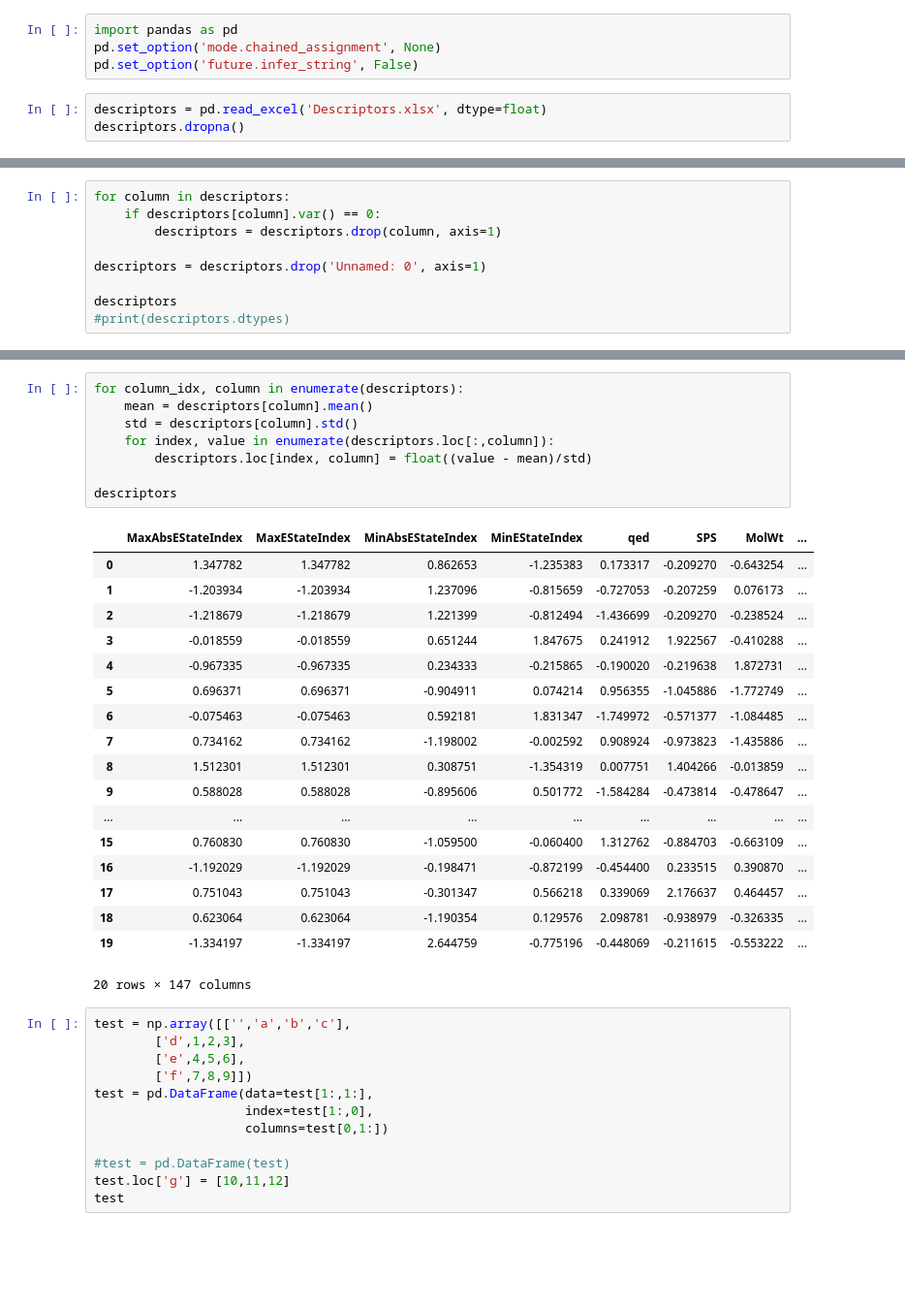
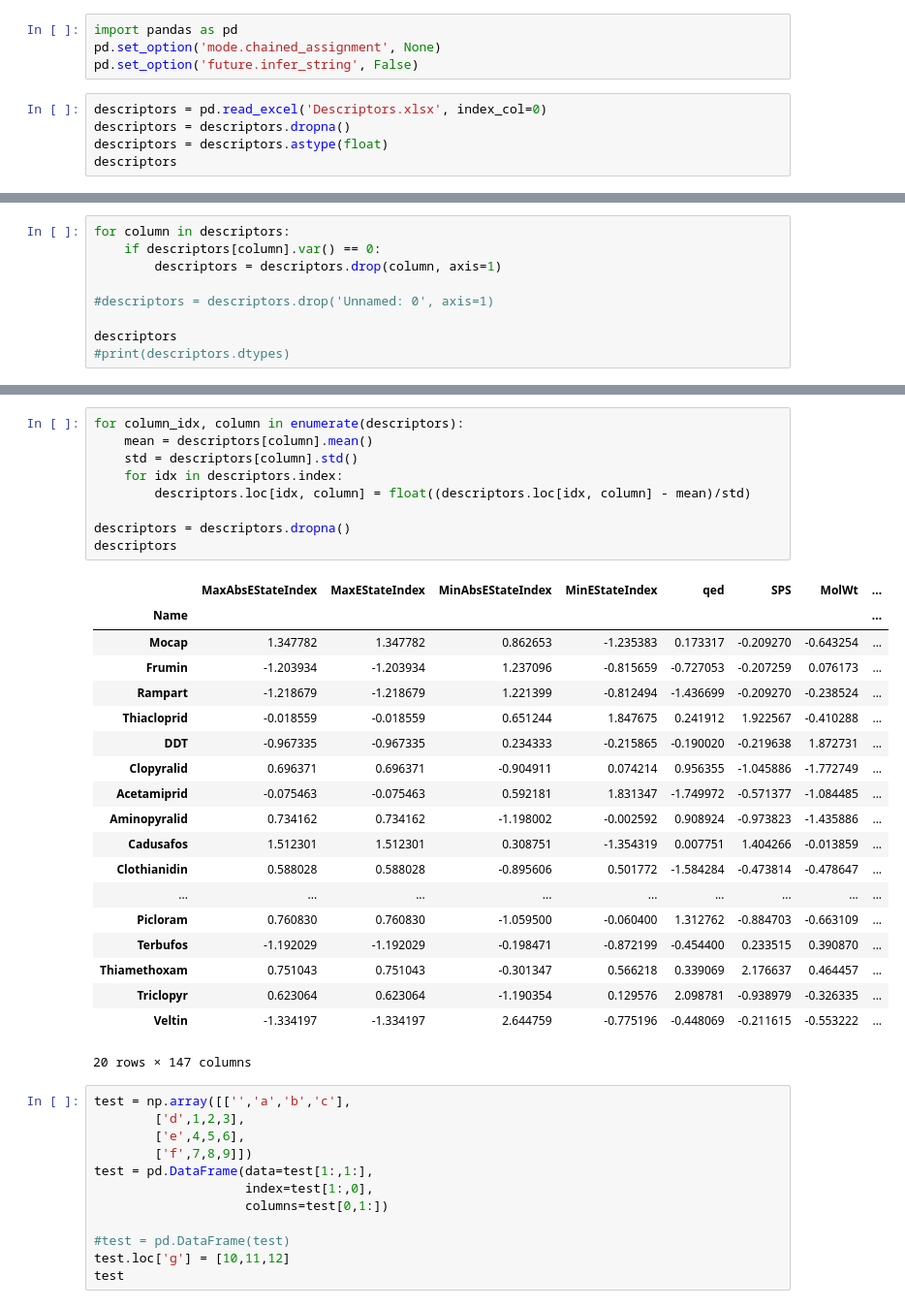
Before and after one commit to Kubabob/chemical-data-explorer, a Jupyter notebook: hca.ipynb, the cells around one changed output, grey strips where cells are left out. Shown: that part at 97% size. Saved outputs shown, nothing was run; the diff lists cells and outputs as text; blank space fills up the shorter version.

```diff
--- a/hca.ipynb
+++ b/hca.ipynb
@@ -55,6 +55,8 @@ import pandas as pd
 pd.set_option('mode.chained_assignment', None)
 pd.set_option('future.infer_string', False)
 # %%
-descriptors = pd.read_excel('Descriptors.xlsx', dtype=float)
-descriptors.dropna()
+descriptors = pd.read_excel('Descriptors.xlsx', index_col=0)
+descriptors = descriptors.dropna()
+descriptors = descriptors.astype(float)
+descriptors
 # %% [output]
@@ -81,7 +84,7 @@ for column in descriptors:
     if descriptors[column].var() == 0:
         descriptors = descriptors.drop(column, axis=1)
 
-descriptors = descriptors.drop('Unnamed: 0', axis=1)
+#descriptors = descriptors.drop('Unnamed: 0', axis=1)
 
 descriptors
 #print(descriptors.dtypes)
@@ -107,29 +111,31 @@ descriptors
 # %%
 for column_idx, column in enumerate(descriptors):
     mean = descriptors[column].mean()
     std = descriptors[column].std()
-    for index, value in enumerate(descriptors.loc[:,column]):
-        descriptors.loc[index, column] = float((value - mean)/std)
+    for idx in descriptors.index:
+        descriptors.loc[idx, column] = float((descriptors.loc[idx, column] - mean)/std)
 
+descriptors = descriptors.dropna()
 descriptors
 # %% [output]
 |  | MaxAbsEStateIndex | MaxEStateIndex | MinAbsEStateIndex | MinEStateIndex | qed | SPS | MolWt | ... |
-| 0 | 1.347782 | 1.347782 | 0.862653 | -1.235383 | 0.173317 | -0.209270 | -0.643254 | ... |
-| 1 | -1.203934 | -1.203934 | 1.237096 | -0.815659 | -0.727053 | -0.207259 | 0.076173 | ... |
-| 2 | -1.218679 | -1.218679 | 1.221399 | -0.812494 | -1.436699 | -0.209270 | -0.238524 | ... |
-| 3 | -0.018559 | -0.018559 | 0.651244 | 1.847675 | 0.241912 | 1.922567 | -0.410288 | ... |
-| 4 | -0.967335 | -0.967335 | 0.234333 | -0.215865 | -0.190020 | -0.219638 | 1.872731 | ... |
-| 5 | 0.696371 | 0.696371 | -0.904911 | 0.074214 | 0.956355 | -1.045886 | -1.772749 | ... |
-| 6 | -0.075463 | -0.075463 | 0.592181 | 1.831347 | -1.749972 | -0.571377 | -1.084485 | ... |
-| 7 | 0.734162 | 0.734162 | -1.198002 | -0.002592 | 0.908924 | -0.973823 | -1.435886 | ... |
-| 8 | 1.512301 | 1.512301 | 0.308751 | -1.354319 | 0.007751 | 1.404266 | -0.013859 | ... |
-| 9 | 0.588028 | 0.588028 | -0.895606 | 0.501772 | -1.584284 | -0.473814 | -0.478647 | ... |
+| Name |  |  |  |  |  |  |  | ... |
+| Mocap | 1.347782 | 1.347782 | 0.862653 | -1.235383 | 0.173317 | -0.209270 | -0.643254 | ... |
+| Frumin | -1.203934 | -1.203934 | 1.237096 | -0.815659 | -0.727053 | -0.207259 | 0.076173 | ... |
+| Rampart | -1.218679 | -1.218679 | 1.221399 | -0.812494 | -1.436699 | -0.209270 | -0.238524 | ... |
+| Thiacloprid | -0.018559 | -0.018559 | 0.651244 | 1.847675 | 0.241912 | 1.922567 | -0.410288 | ... |
+| DDT | -0.967335 | -0.967335 | 0.234333 | -0.215865 | -0.190020 | -0.219638 | 1.872731 | ... |
+| Clopyralid | 0.696371 | 0.696371 | -0.904911 | 0.074214 | 0.956355 | -1.045886 | -1.772749 | ... |
+| Acetamiprid | -0.075463 | -0.075463 | 0.592181 | 1.831347 | -1.749972 | -0.571377 | -1.084485 | ... |
+| Aminopyralid | 0.734162 | 0.734162 | -1.198002 | -0.002592 | 0.908924 | -0.973823 | -1.435886 | ... |
+| Cadusafos | 1.512301 | 1.512301 | 0.308751 | -1.354319 | 0.007751 | 1.404266 | -0.013859 | ... |
+| Clothianidin | 0.588028 | 0.588028 | -0.895606 | 0.501772 | -1.584284 | -0.473814 | -0.478647 | ... |
 | ... | ... | ... | ... | ... | ... | ... | ... | ... |
-| 15 | 0.760830 | 0.760830 | -1.059500 | -0.060400 | 1.312762 | -0.884703 | -0.663109 | ... |
-| 16 | -1.192029 | -1.192029 | -0.198471 | -0.872199 | -0.454400 | 0.233515 | 0.390870 | ... |
-| 17 | 0.751043 | 0.751043 | -0.301347 | 0.566218 | 0.339069 | 2.176637 | 0.464457 | ... |
-| 18 | 0.623064 | 0.623064 | -1.190354 | 0.129576 | 2.098781 | -0.938979 | -0.326335 | ... |
-| 19 | -1.334197 | -1.334197 | 2.644759 | -0.775196 | -0.448069 | -0.211615 | -0.553222 | ... |
+| Picloram | 0.760830 | 0.760830 | -1.059500 | -0.060400 | 1.312762 | -0.884703 | -0.663109 | ... |
+| Terbufos | -1.192029 | -1.192029 | -0.198471 | -0.872199 | -0.454400 | 0.233515 | 0.390870 | ... |
+| Thiamethoxam | 0.751043 | 0.751043 | -0.301347 | 0.566218 | 0.339069 | 2.176637 | 0.464457 | ... |
+| Triclopyr | 0.623064 | 0.623064 | -1.190354 | 0.129576 | 2.098781 | -0.938979 | -0.326335 | ... |
+| Veltin | -1.334197 | -1.334197 | 2.644759 | -0.775196 | -0.448069 | -0.211615 | -0.553222 | ... |
 20 rows × 147 columns
 # %%
 test = np.array([['','a','b','c'],
```
Also changed, not shown: parts of 10 cells of this notebook, 3 other files.
